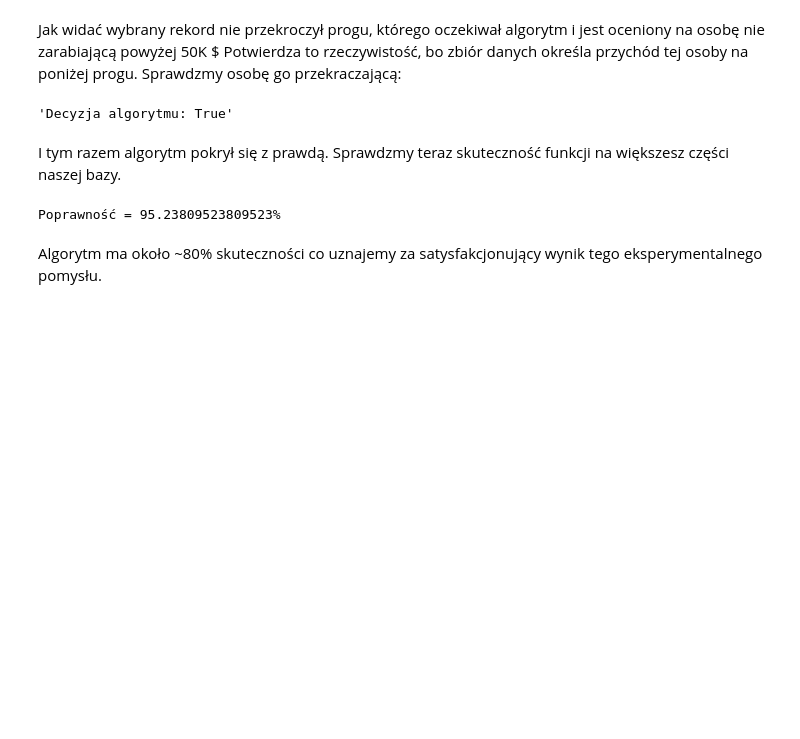
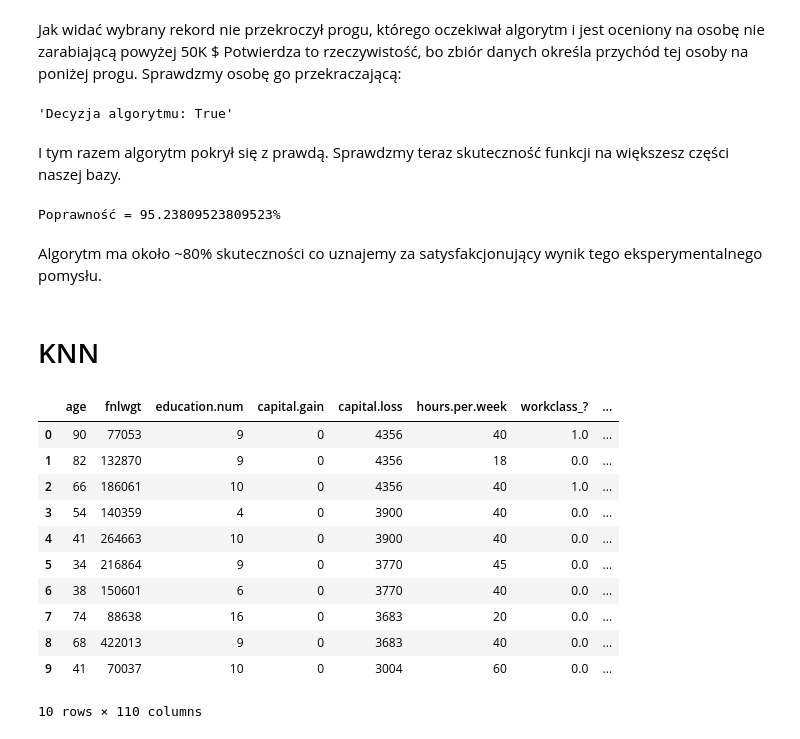
Before and after one commit to basteki/Eksda, a Jupyter notebook: Eksda - projekt.ipynb, the cells around one changed output. Saved outputs shown, nothing was run; the diff lists cells and outputs as text; code cells hidden in the pictures; blank space fills up the shorter version.

```diff
--- a/Eksda - projekt.ipynb
+++ b/Eksda - projekt.ipynb
@@ -445,3 +445,21 @@ print('Poprawność = ' + str( (correctCounter/(rangeMax- rangeMin ) ) *100 ) +
 Poprawność = 95.23809523809523%
 # %% [markdown]
 Algorytm ma około ~80% skuteczności co uznajemy za satysfakcjonujący wynik tego eksperymentalnego pomysłu.
+# %% [markdown]
+# KNN
+# %%
+dummies = pd.get_dummies(data)
+dummies.head(10)
+# %% [output]
+|  | age | fnlwgt | education.num | capital.gain | capital.loss | hours.per.week | workclass_? | ... |
+| 0 | 90 | 77053 | 9 | 0 | 4356 | 40 | 1.0 | ... |
+| 1 | 82 | 132870 | 9 | 0 | 4356 | 18 | 0.0 | ... |
+| 2 | 66 | 186061 | 10 | 0 | 4356 | 40 | 1.0 | ... |
+| 3 | 54 | 140359 | 4 | 0 | 3900 | 40 | 0.0 | ... |
+| 4 | 41 | 264663 | 10 | 0 | 3900 | 40 | 0.0 | ... |
+| 5 | 34 | 216864 | 9 | 0 | 3770 | 45 | 0.0 | ... |
+| 6 | 38 | 150601 | 6 | 0 | 3770 | 40 | 0.0 | ... |
+| 7 | 74 | 88638 | 16 | 0 | 3683 | 20 | 0.0 | ... |
+| 8 | 68 | 422013 | 9 | 0 | 3683 | 40 | 0.0 | ... |
+| 9 | 41 | 70037 | 10 | 0 | 3004 | 60 | 0.0 | ... |
+10 rows × 110 columns
```
Also changed, not shown: parts of 2 cells of this notebook.
